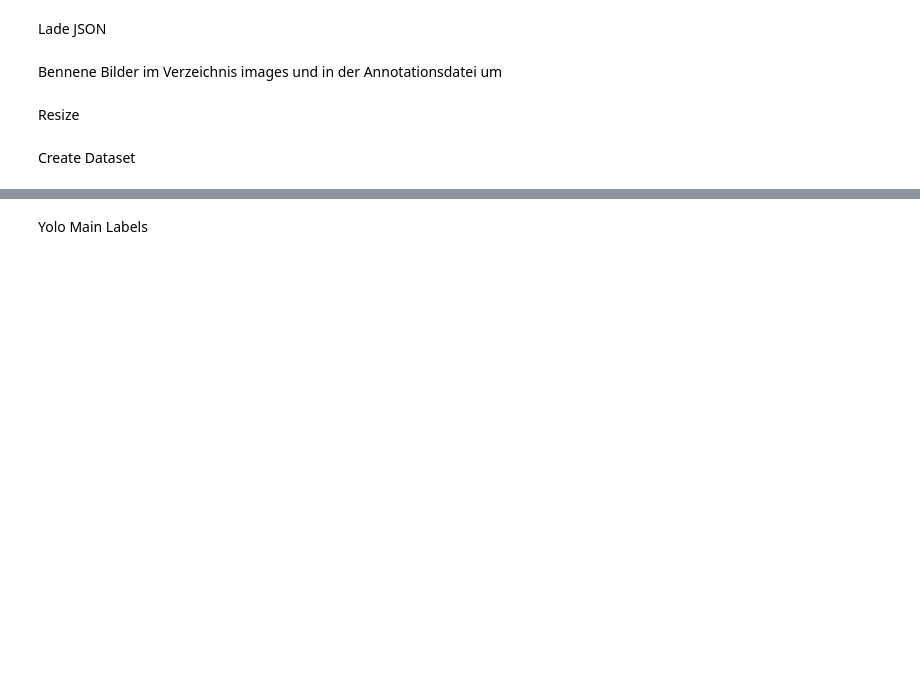
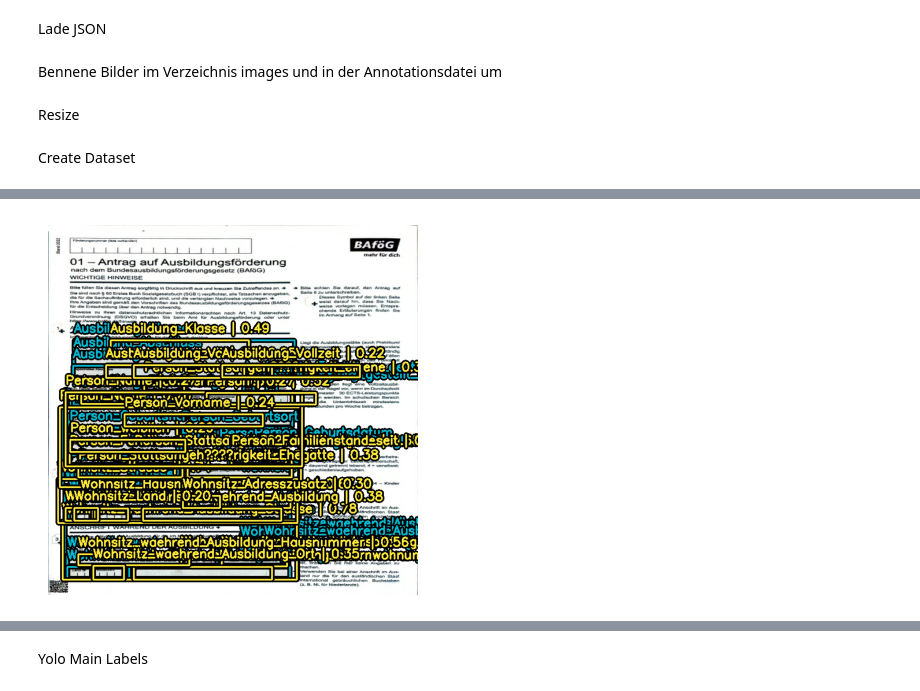
Before and after one commit to Haeuptling/BBArchComparison, a Jupyter notebook: json_create_dataset.ipynb, the cells around one changed output, grey strips where cells are left out. Drawn from its saved outputs; the diff is of its cells as text; code cells hidden in the pictures; blank space fills up the shorter version.

```diff
--- a/json_create_dataset.ipynb
+++ b/json_create_dataset.ipynb
@@ -331,3 +219,0 @@ backbone = keras_cv.models.YOLOV8Backbone.from_preset(
-# %%
-YOLO_PATH = BBOX_PATH+'/yolov8_backbone.keras'
-yolo = keras.models.load_model(YOLO_PATH)
@@ -474,0 +565,14 @@ for i in range(1,9):
+# %%
+early_stopping = EarlyStopping(monitor='loss',
+                               patience=3,
+                               restore_best_weights=True)
+
+callbacks = [early_stopping]
+
+history = yolov8_l_v1.fit(
+    train_ds,
+    validation_data=val_ds,
+    epochs=EPOCH,
+    callbacks=early_stopping,
+    #callbacks=[EvaluateCOCOMetricsCallback(val_ds, "model.h5")],
+)
@@ -474,0 +598,4 @@ for i in range(1,9):
+# %%
+SAVED_MODEL_PATH = BBOX_PATH+'/yolov8_l_v1_pretrained.h5'
+model = yolov8_l_v1
+model.save_weights(SAVED_MODEL_PATH)
@@ -474,0 +604,25 @@ for i in range(1,9):
+# %%
+model.load_weights(SAVED_MODEL_PATH)
+# %%
+def visualize_detections(model, dataset, bounding_box_format):
+    images, y_true = next(iter(dataset.take(1)))
+    y_pred = model.predict(images, batch_size=BATCH_SIZE)
+    y_predictions = model.predict(images, batch_size=BATCH_SIZE)
+    y_pred = bounding_box.to_ragged(y_pred)
+    visualization.plot_bounding_box_gallery(
+        images,
+        value_range=(0, 255),
+        bounding_box_format=bounding_box_format,
+        y_true=y_true,
+        y_pred=y_pred,
+        scale=4,
+        rows=1,
+        cols=1,
+        show=True,
+        font_scale=0.7,
+        class_mapping=class_mapping,
+    )
+    return y_predictions
+
+y_pred = visualize_detections(yolov8_l_v1, dataset=val_ds, bounding_box_format="xywh")
+# %% [output]
@@ -474,0 +631 @@ for i in range(1,9):
+[figure, added]
```
Also changed, not shown: parts of 70 cells of this notebook, 22 other files.
